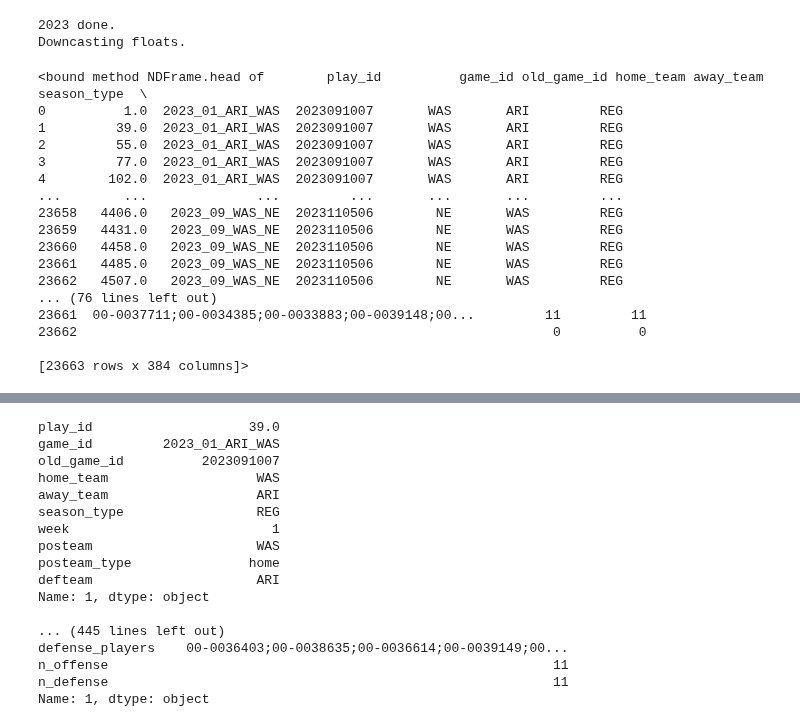
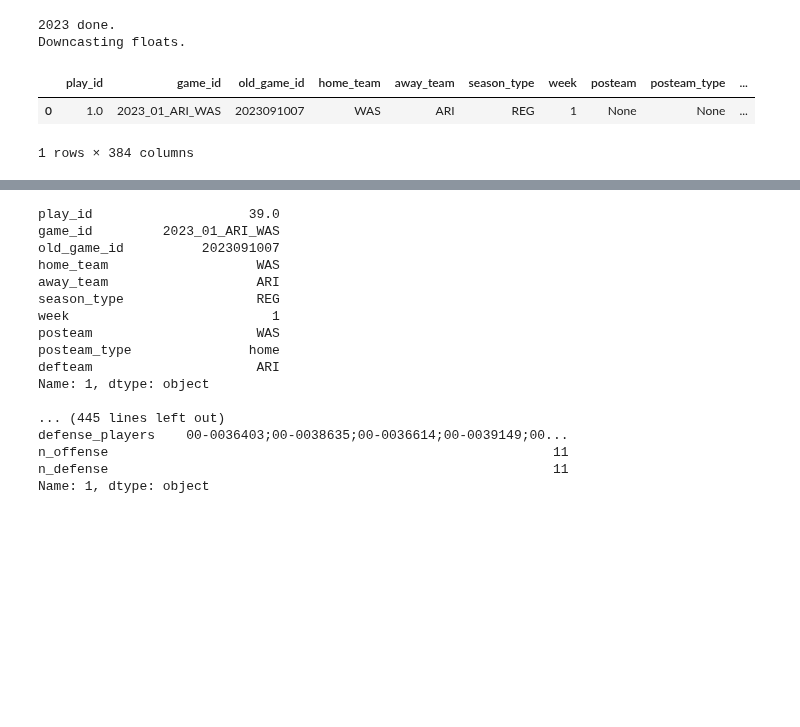
Before and after one commit to Alex-Bishka/Fantasy, a Jupyter notebook: Analysis/NFLData.ipynb, the cells around one changed output, grey strips where cells are left out. Saved outputs shown, nothing was run; the diff lists cells and outputs as text; code cells hidden in the pictures; blank space fills up the shorter version.

```diff
--- a/Analysis/NFLData.ipynb
+++ b/Analysis/NFLData.ipynb
@@ -45,22 +44,8 @@ df_play = nfl.import_pbp_data(years, columns, downcast=True, cache=False, alt_pa
 2023 done.
 Downcasting floats.
 # %%
-df_play.head
+df_play.head(1)
 # %% [output]
+|  | play_id | game_id | old_game_id | home_team | away_team | season_type | week | posteam | posteam_type | ... |
+| 0 | 1.0 | 2023_01_ARI_WAS | 2023091007 | WAS | ARI | REG | 1 | None | None | ... |
-<bound method NDFrame.head of        play_id          game_id old_game_id home_team away_team season_type  \
-0          1.0  2023_01_ARI_WAS  2023091007       WAS       ARI         REG
-1         39.0  2023_01_ARI_WAS  2023091007       WAS       ARI         REG
-2         55.0  2023_01_ARI_WAS  2023091007       WAS       ARI         REG
-3         77.0  2023_01_ARI_WAS  2023091007       WAS       ARI         REG
-4        102.0  2023_01_ARI_WAS  2023091007       WAS       ARI         REG
-...        ...              ...         ...       ...       ...         ...
-23658   4406.0   2023_09_WAS_NE  2023110506        NE       WAS         REG
-23659   4431.0   2023_09_WAS_NE  2023110506        NE       WAS         REG
-23660   4458.0   2023_09_WAS_NE  2023110506        NE       WAS         REG
-23661   4485.0   2023_09_WAS_NE  2023110506        NE       WAS         REG
-23662   4507.0   2023_09_WAS_NE  2023110506        NE       WAS         REG
-... (76 lines left out)
-23661  00-0037711;00-0034385;00-0033883;00-0039148;00...         11         11
-23662                                                             0          0
-
-[23663 rows x 384 columns]>
+1 rows × 384 columns
```
Also changed, not shown: parts of 57 cells of this notebook, 1 other file.
